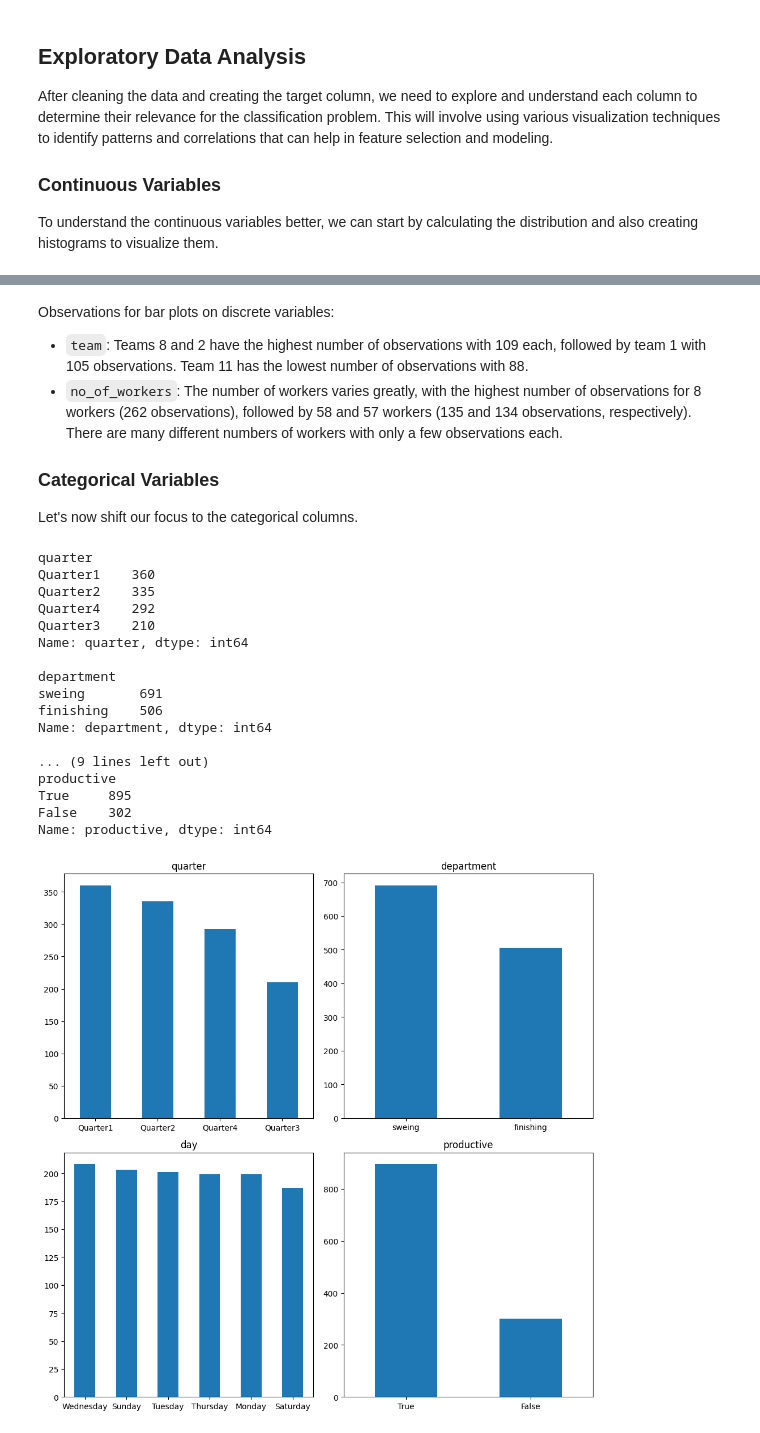
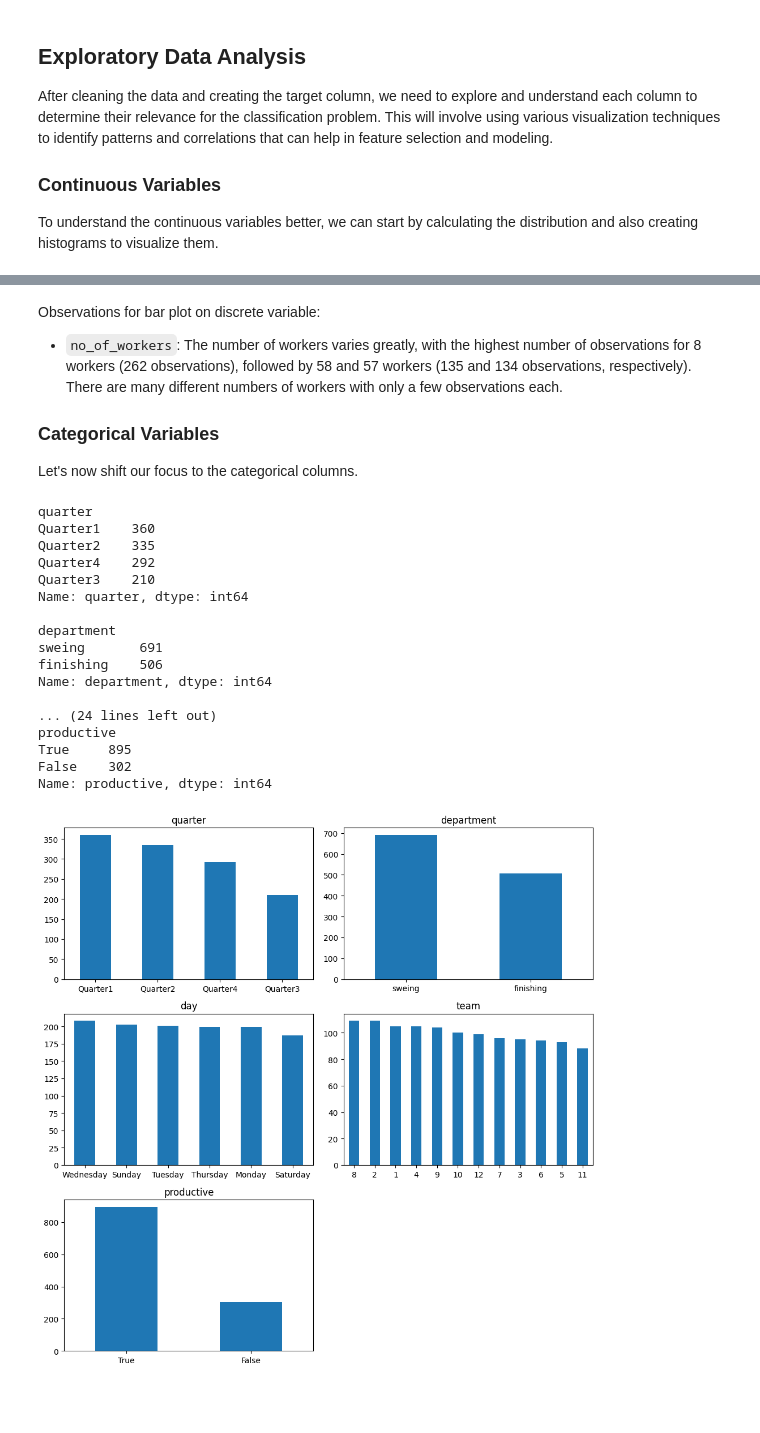
Before and after one commit to MuhammadAwon/datascience-projects, a Jupyter notebook: Projects/classifying-employee-productivity/employee-productivity.ipynb, the cells around one changed output, grey strips where cells are left out. Saved outputs shown, nothing was run; the diff lists cells and outputs as text; code cells hidden in the pictures; blank space fills up the shorter version.

```diff
--- a/Projects/classifying-employee-productivity/employee-productivity.ipynb
+++ b/Projects/classifying-employee-productivity/employee-productivity.ipynb
@@ -1095,7 +1212,6 @@ plt.show()
 # %% [markdown]
-Observations for bar plots on discrete variables:
+Observations for bar plot on discrete variable:
 
-- `team`: Teams 8 and 2 have the highest number of observations with 109 each, followed by team 1 with 105 observations. Team 11 has the lowest number of observations with 88.
 - `no_of_workers`: The number of workers varies greatly, with the highest number of observations for 8 workers (262 observations), followed by 58 and 57 workers (135 and 134 observations, respectively). There are many different numbers of workers with only a few observations each.
 
 
@@ -1104,7 +1220,7 @@ Observations for bar plots on discrete variables:
 Let's now shift our focus to the categorical columns.
 # %%
 # List of categorical columns (including target column 'productive')
-cat_cols = ['quarter', 'department', 'day', 'productive']
+cat_cols = ['quarter', 'department', 'day', 'team', 'productive']
 
 for col in cat_cols:
     print(col)
@@ -1123,25 +1239,30 @@ sweing       691
 finishing    506
 Name: department, dtype: int64
 
-... (9 lines left out)
+... (24 lines left out)
 productive
 True     895
 False    302
 Name: productive, dtype: int64
-# %%
-# Create bar plot for 'cat_cols'
-fig, axs = plt.subplots(2, 2, figsize=(10, 10))
-axs = axs.flatten()
-
-for i, col in enumerate(cat_cols):
-    df_clean[col].value_counts().plot(kind='bar', ax=axs[i])
-    axs[i].set_title(col)
-    axs[i].tick_params(axis='x', labelrotation=0)
-
-plt.tight_layout()
-plt.show()
-# %% [output]
-[figure, removed]
+# %%
+# Create bar plot for 'cat_cols'
+fig, axes = plt.subplots(3, 2, figsize=(10, 10))
+axes = axes.flatten()
+
+for i, col in enumerate(cat_cols):
+    df_clean[col].value_counts().plot(kind='bar', ax=axes[i])
+    axes[i].set_title(col)
+    axes[i].tick_params(axis='x', labelrotation=0)
+
+# Remove unused axes
+for j in range(len(cat_cols), len(axes.flat)):
+    fig.delaxes(axes.flat[j])
+
+
+plt.tight_layout()
+plt.show()
+# %% [output]
+[figure, added]
 # %% [markdown]
 Based on the bar plots, we can make the following observations:
 
```
Also changed, not shown: parts of 43 cells of this notebook, 1 other file.
